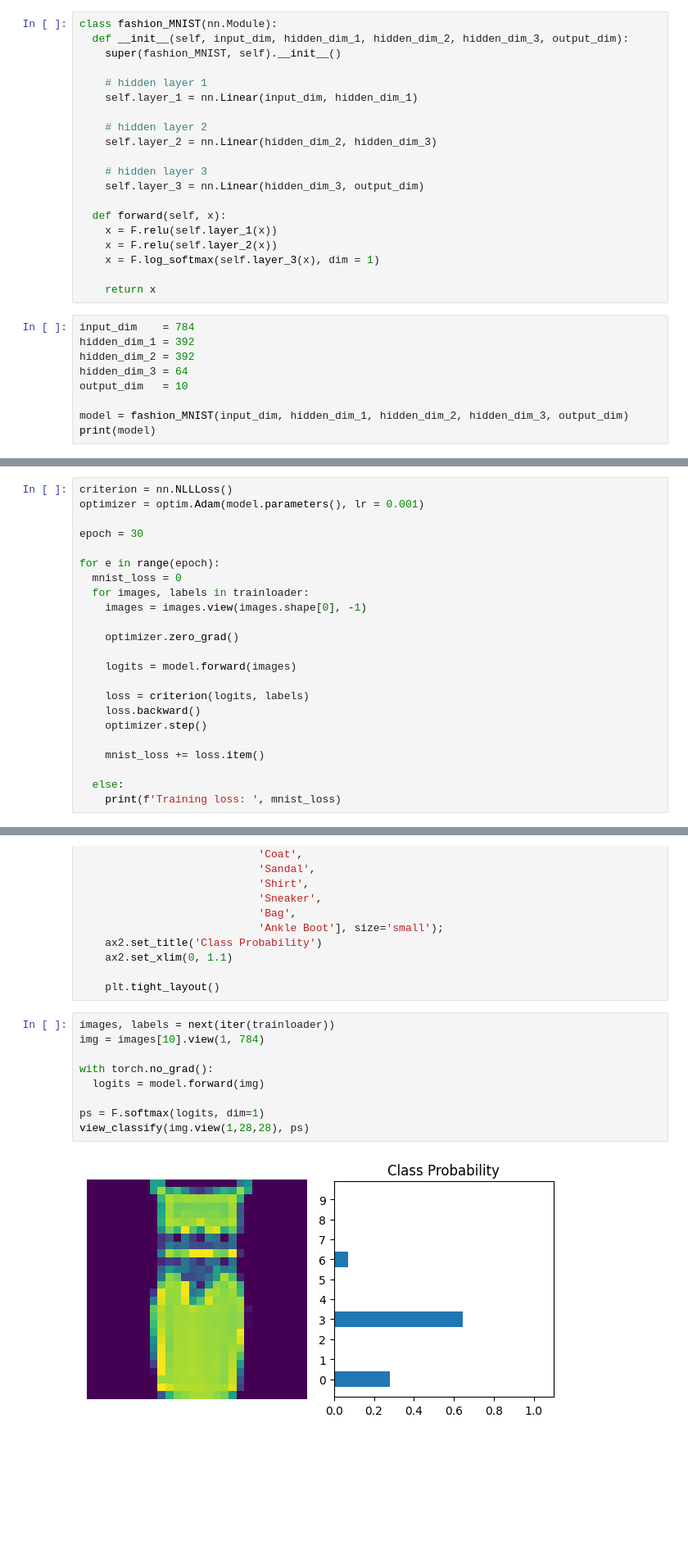
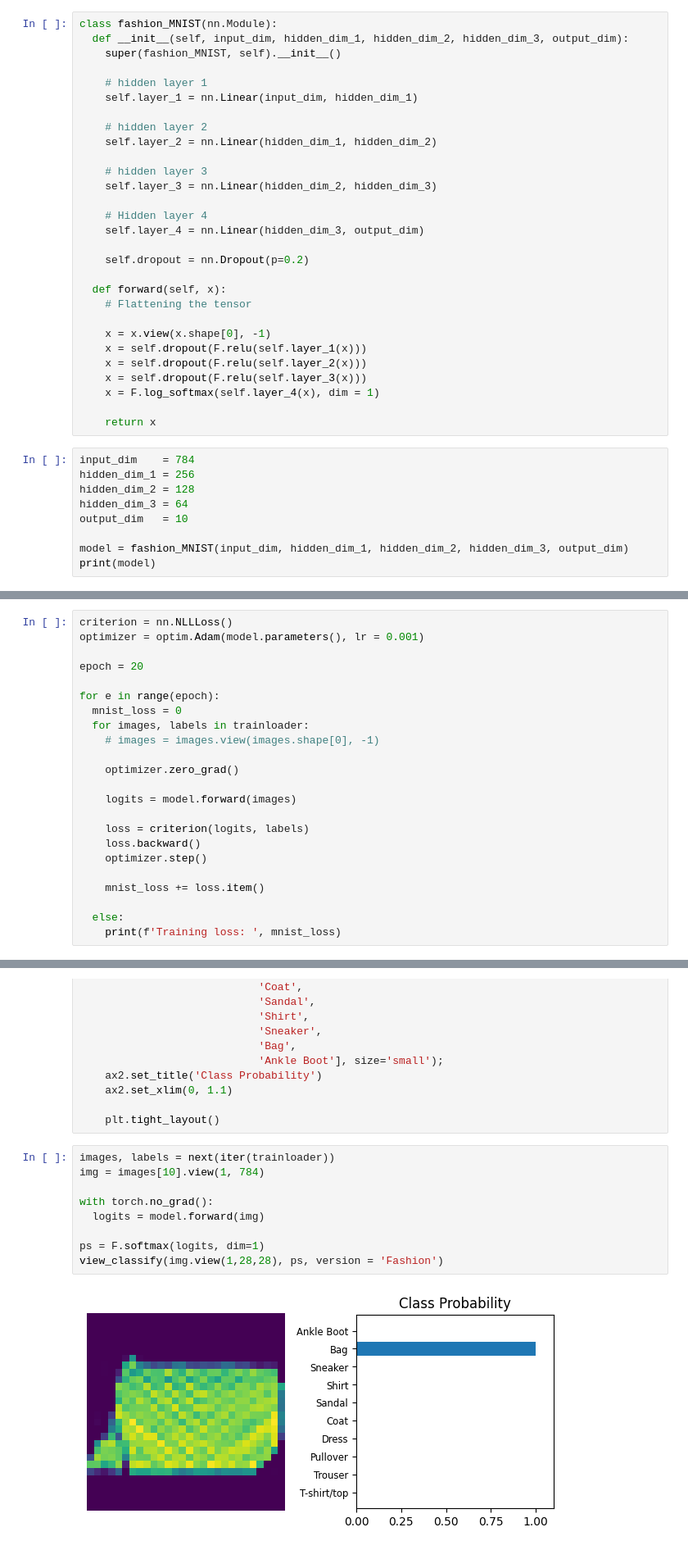
Before and after one commit to Harshit-tech9/fashion_MNIST_pytorch, a Jupyter notebook: Fashion_MNIST.ipynb, the cells around one changed output, grey strips where cells are left out. Shown at 82% size. Cells and saved outputs as stored; diff of their text form; blank space fills up the shorter version.

```diff
--- a/Fashion_MNIST.ipynb
+++ b/Fashion_MNIST.ipynb
@@ -62,21 +50,30 @@ class fashion_MNIST(nn.Module):
     self.layer_1 = nn.Linear(input_dim, hidden_dim_1)
 
     # hidden layer 2
-    self.layer_2 = nn.Linear(hidden_dim_2, hidden_dim_3)
+    self.layer_2 = nn.Linear(hidden_dim_1, hidden_dim_2)
 
     # hidden layer 3
-    self.layer_3 = nn.Linear(hidden_dim_3, output_dim)
+    self.layer_3 = nn.Linear(hidden_dim_2, hidden_dim_3)
+
+    # Hidden layer 4
+    self.layer_4 = nn.Linear(hidden_dim_3, output_dim)
+
+    self.dropout = nn.Dropout(p=0.2)
 
   def forward(self, x):
-    x = F.relu(self.layer_1(x))
-    x = F.relu(self.layer_2(x))
-    x = F.log_softmax(self.layer_3(x), dim = 1)
+    # Flattening the tensor
+
+    x = x.view(x.shape[0], -1)
+    x = self.dropout(F.relu(self.layer_1(x)))
+    x = self.dropout(F.relu(self.layer_2(x)))
+    x = self.dropout(F.relu(self.layer_3(x)))
+    x = F.log_softmax(self.layer_4(x), dim = 1)
 
     return x
 # %%
 input_dim    = 784
-hidden_dim_1 = 392
-hidden_dim_2 = 392
+hidden_dim_1 = 256
+hidden_dim_2 = 128
 hidden_dim_3 = 64
 output_dim   = 10
 
@@ -92,12 +90,12 @@ fashion_MNIST(
 criterion = nn.NLLLoss()
 optimizer = optim.Adam(model.parameters(), lr = 0.001)
 
-epoch = 30
+epoch = 20
 
 for e in range(epoch):
   mnist_loss = 0
   for images, labels in trainloader:
-    images = images.view(images.shape[0], -1)
+    # images = images.view(images.shape[0], -1)
 
     optimizer.zero_grad()
 
@@ -161,11 +162,11 @@ def view_classify(img, ps, version="MNIST"):
 # %%
 images, labels = next(iter(trainloader))
 img = images[10].view(1, 784)
 
 with torch.no_grad():
   logits = model.forward(img)
 
 ps = F.softmax(logits, dim=1)
-view_classify(img.view(1,28,28), ps)
+view_classify(img.view(1,28,28), ps, version = 'Fashion')
 # %% [output]
-[figure, old version]
+[figure, new version]
```
Also changed, not shown: parts of 14 cells of this notebook.
